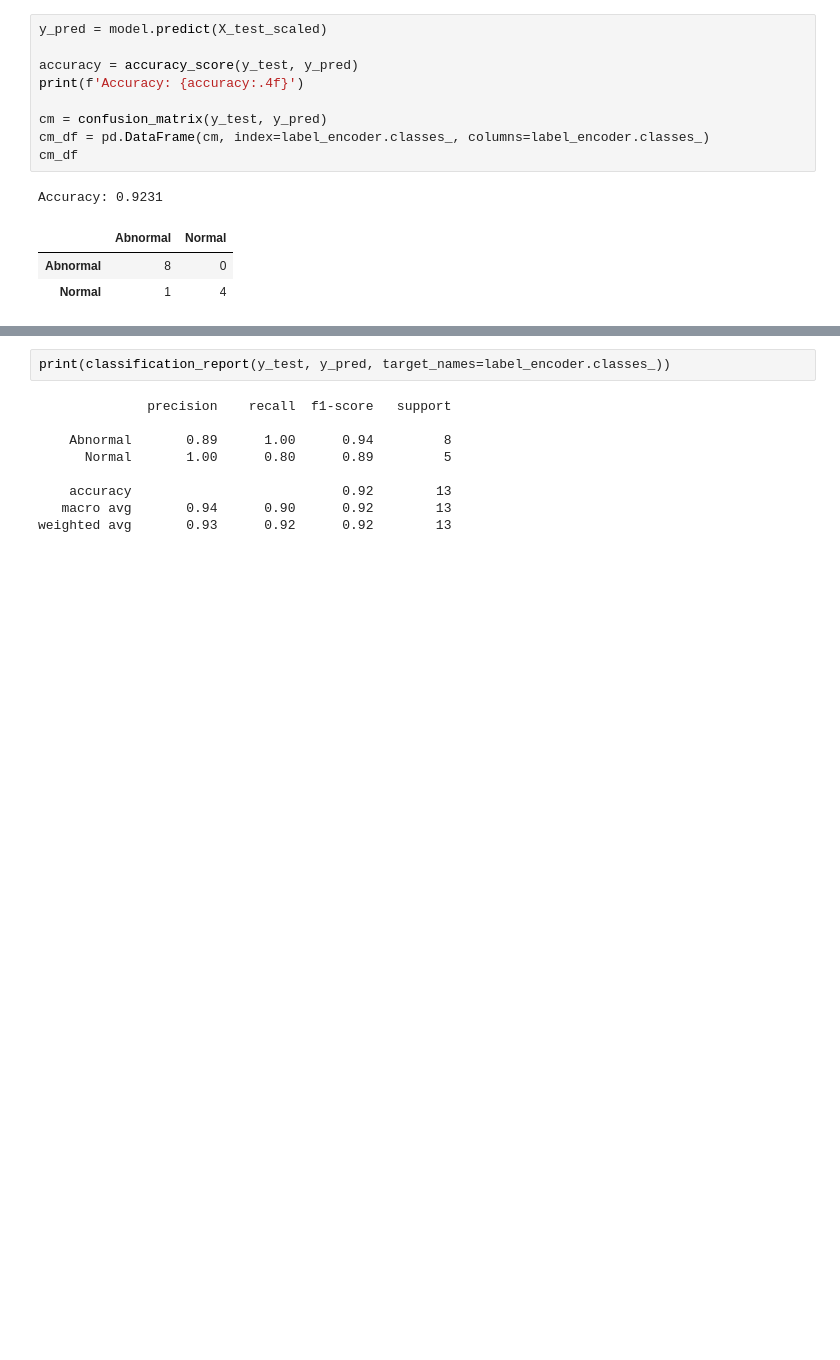
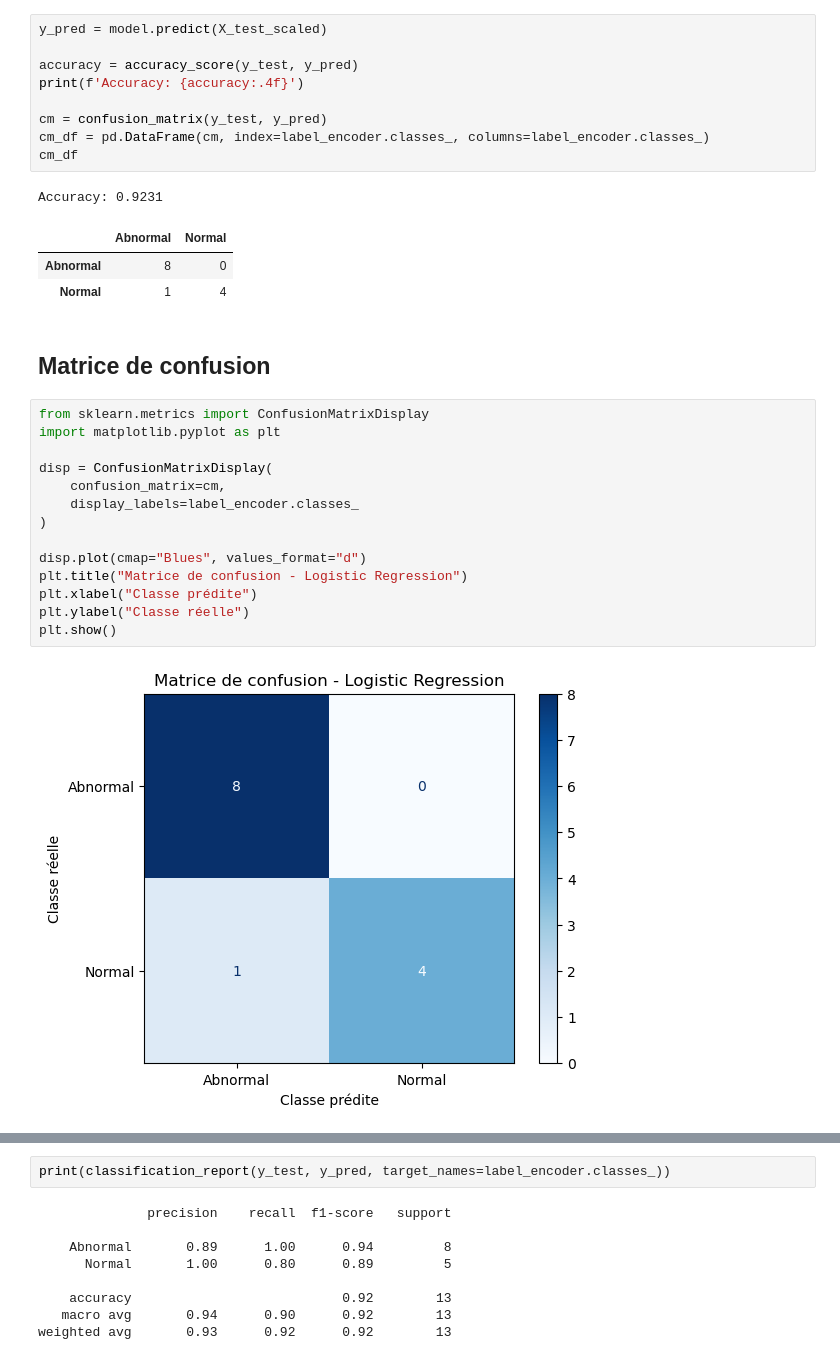
Before and after one commit to omarzinane1/colon-cancer-precision-oncology, a Jupyter notebook: notebooks/logistic_regression_analysis.ipynb, the cells around one changed output, grey strips where cells are left out. Cells and saved outputs as stored; diff of their text form; blank space fills up the shorter version.

```diff
--- a/notebooks/logistic_regression_analysis.ipynb
+++ b/notebooks/logistic_regression_analysis.ipynb
@@ -185,3 +187,21 @@ Accuracy: 0.9231
 |  | Abnormal | Normal |
 | Abnormal | 8 | 0 |
 | Normal | 1 | 4 |
+# %% [markdown]
+## Matrice de confusion
+# %%
+from sklearn.metrics import ConfusionMatrixDisplay
+import matplotlib.pyplot as plt
+
+disp = ConfusionMatrixDisplay(
+    confusion_matrix=cm,
+    display_labels=label_encoder.classes_
+)
+
+disp.plot(cmap="Blues", values_format="d")
+plt.title("Matrice de confusion - Logistic Regression")
+plt.xlabel("Classe prédite")
+plt.ylabel("Classe réelle")
+plt.show()
+# %% [output]
+[figure, added]
```
Also changed, not shown: parts of 15 cells of this notebook, 1 other file.
